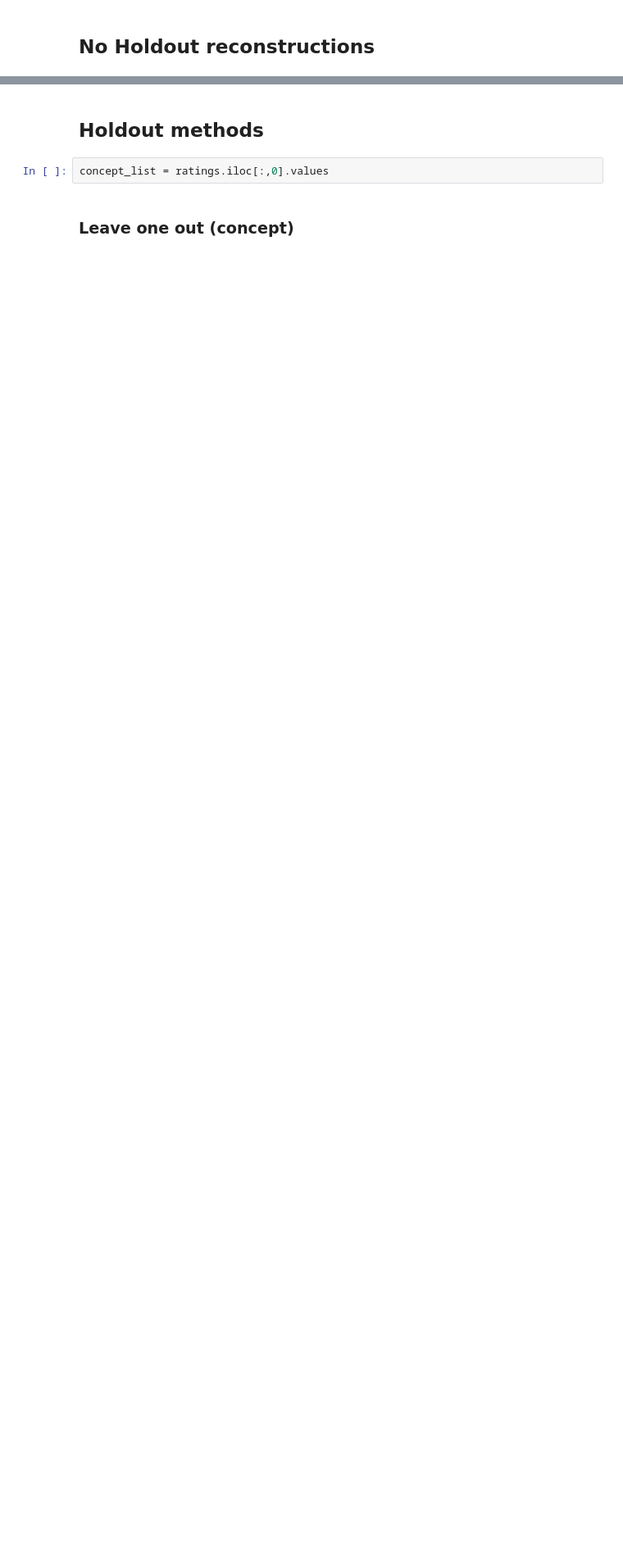
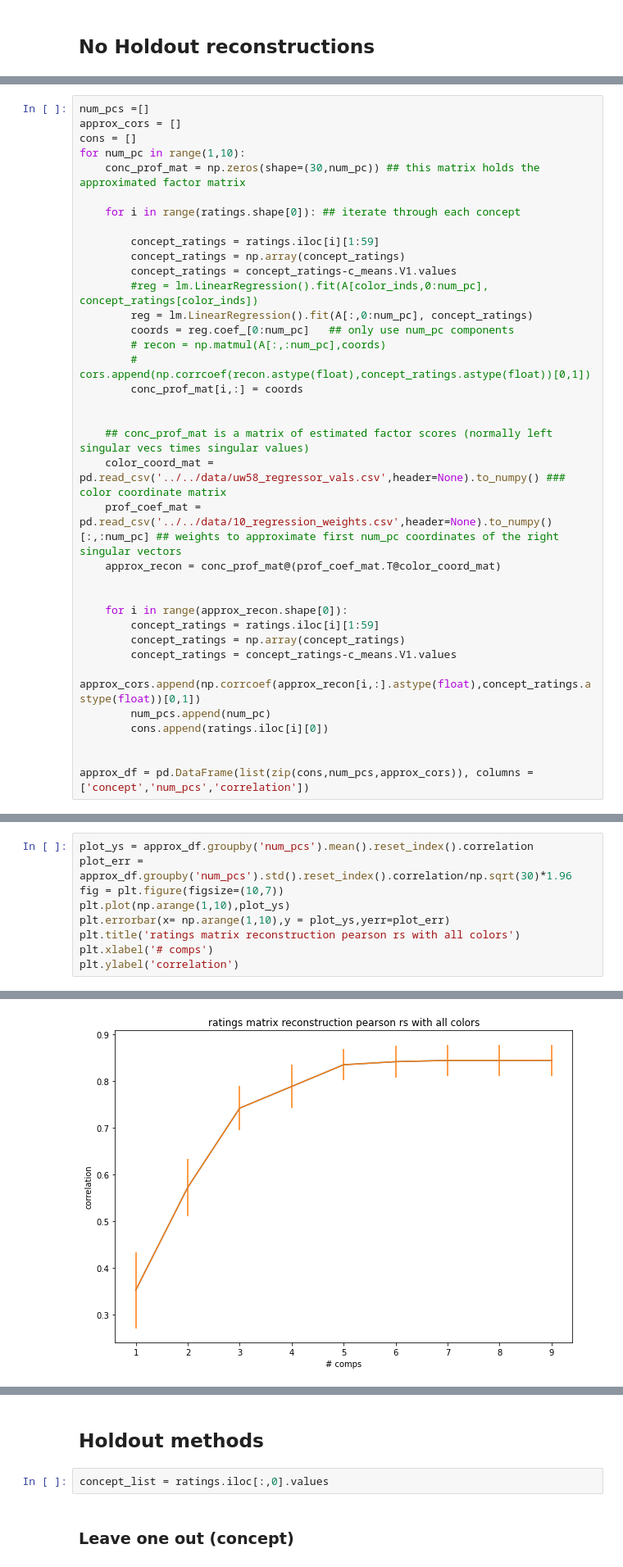
Before and after one commit to SchlossVRL/semantic_spaces, a Jupyter notebook: analysis/python/semantic_spaces_reconstruction.ipynb, the cells around one changed output, grey strips where cells are left out. Shown at 82% size. Saved outputs shown, nothing was run; the diff lists cells and outputs as text; blank space fills up the shorter version.

Commit message:
update main recon script

```diff
--- a/analysis/python/semantic_spaces_reconstruction.ipynb
+++ b/analysis/python/semantic_spaces_reconstruction.ipynb
@@ -232,0 +133,36 @@ approx_df
+# %%
+num_pcs =[]
+approx_cors = []
+cons = []
+for num_pc in range(1,10):
+    conc_prof_mat = np.zeros(shape=(30,num_pc)) ## this matrix holds the approximated factor matrix
+
+    for i in range(ratings.shape[0]): ## iterate through each concept
+
+        concept_ratings = ratings.iloc[i][1:59]
+        concept_ratings = np.array(concept_ratings)
+        concept_ratings = concept_ratings-c_means.V1.values
+        #reg = lm.LinearRegression().fit(A[color_inds,0:num_pc], concept_ratings[color_inds])
+        reg = lm.LinearRegression().fit(A[:,0:num_pc], concept_ratings)
+        coords = reg.coef_[0:num_pc]   ## only use num_pc components
+        # recon = np.matmul(A[:,:num_pc],coords)
+        # cors.append(np.corrcoef(recon.astype(float),concept_ratings.astype(float))[0,1])
+        conc_prof_mat[i,:] = coords
+
+
+    ## conc_prof_mat is a matrix of estimated factor scores (normally left singular vecs times singular values)
+    color_coord_mat = pd.read_csv('../../data/uw58_regressor_vals.csv',header=None).to_numpy() ### color coordinate matrix
+    prof_coef_mat = pd.read_csv('../../data/10_regression_weights.csv',header=None).to_numpy()[:,:num_pc] ## weights to approximate first num_pc coordinates of the right singular vectors
+    approx_recon = conc_prof_mat@(prof_coef_mat.T@color_coord_mat)
+
+
+    for i in range(approx_recon.shape[0]):
+        concept_ratings = ratings.iloc[i][1:59]
+        concept_ratings = np.array(concept_ratings)
+        concept_ratings = concept_ratings-c_means.V1.values
+        approx_cors.append(np.corrcoef(approx_recon[i,:].astype(float),concept_ratings.astype(float))[0,1])
+        num_pcs.append(num_pc)
+        cons.append(ratings.iloc[i][0])
+
+
+approx_df = pd.DataFrame(list(zip(cons,num_pcs,approx_cors)), columns = ['concept','num_pcs','correlation'])
@@ -232,0 +184,10 @@ approx_df
+# %%
+plot_ys = approx_df.groupby('num_pcs').mean().reset_index().correlation
+plot_err = approx_df.groupby('num_pcs').std().reset_index().correlation/np.sqrt(30)*1.96
+fig = plt.figure(figsize=(10,7))
+plt.plot(np.arange(1,10),plot_ys)
+plt.errorbar(x= np.arange(1,10),y = plot_ys,yerr=plot_err)
+plt.title('ratings matrix reconstruction pearson rs with all colors')
+plt.xlabel('# comps')
+plt.ylabel('correlation')
+# %% [output]
@@ -232,0 +195 @@ approx_df
+[figure, added]
```
Also changed, not shown: parts of 47 cells of this notebook.
